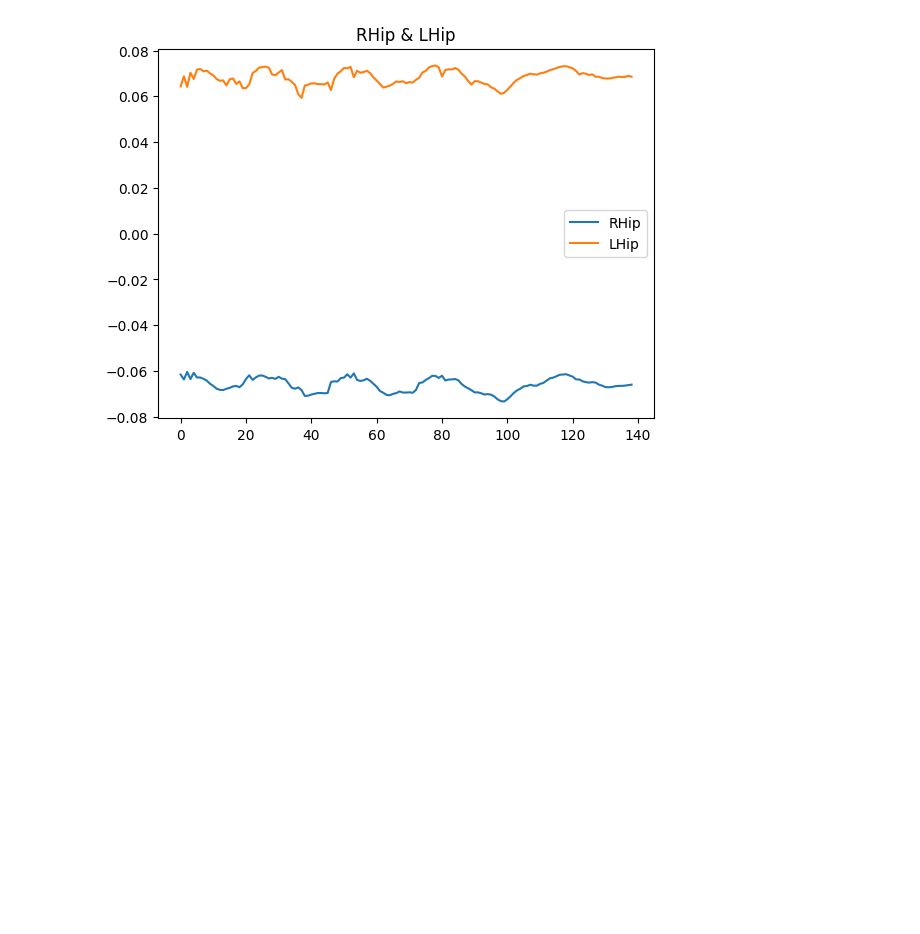
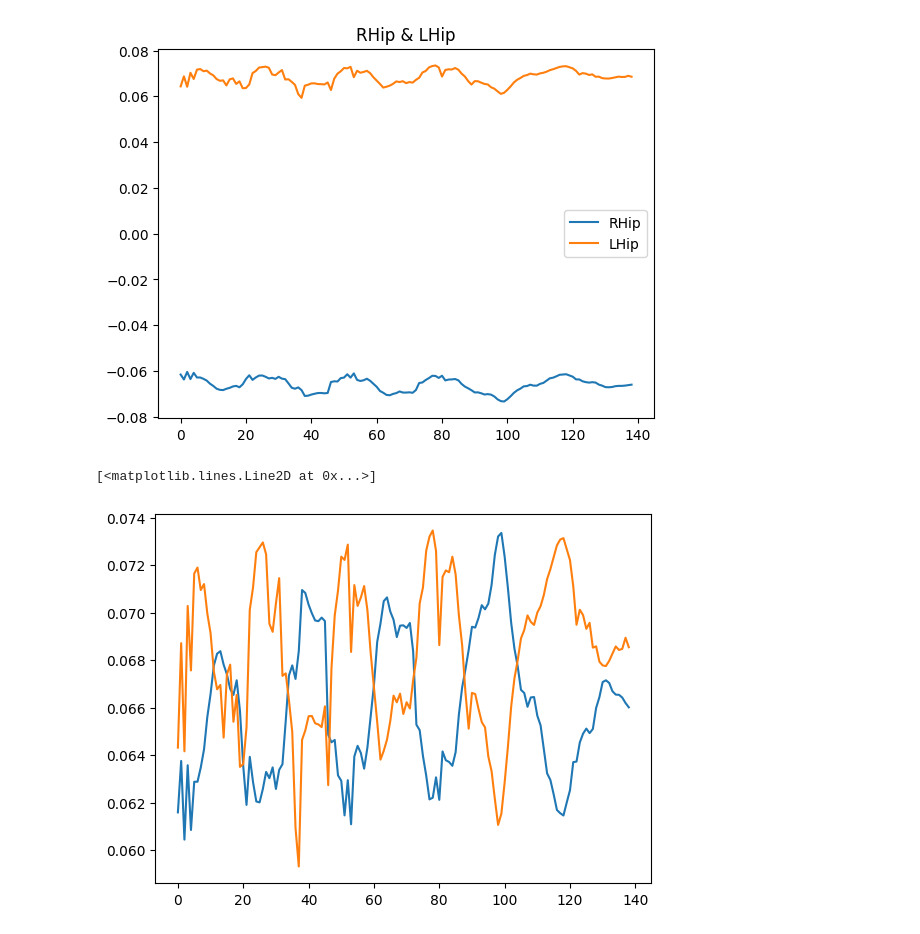
Before and after one commit to hrapek/Biomechanics, a Jupyter notebook: asymmetry_playground.ipynb, the cells around one changed output. Cells and saved outputs as stored; diff of their text form; code cells hidden in the pictures; blank space fills up the shorter version.

```diff
--- a/asymmetry_playground.ipynb
+++ b/asymmetry_playground.ipynb
@@ -211,3 +283,13 @@ dim = 0
 plot_joints_trajectory(tracklet, person_id, joint_list, dim)
 # %% [output]
 [figure]
+# %%
+#applying absolute to both (won't harm)
+r = np.absolute(tracklets_dict['demo_Athletic_Male'][0]['RHip'][0])
+l = np.absolute(tracklets_dict['demo_Athletic_Male'][0]['LHip'][0])
+
+plt.plot(r)
+plt.plot(l)
+# %% [output]
+[<matplotlib.lines.Line2D at 0x...>]
+[figure, added]
```
Also changed, not shown: parts of 11 cells of this notebook, 2 other files.
